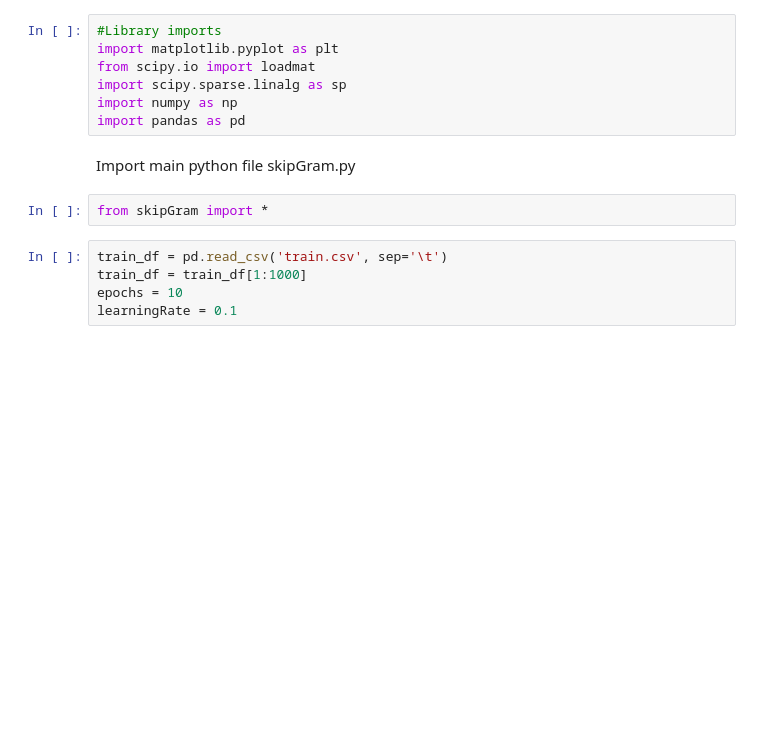
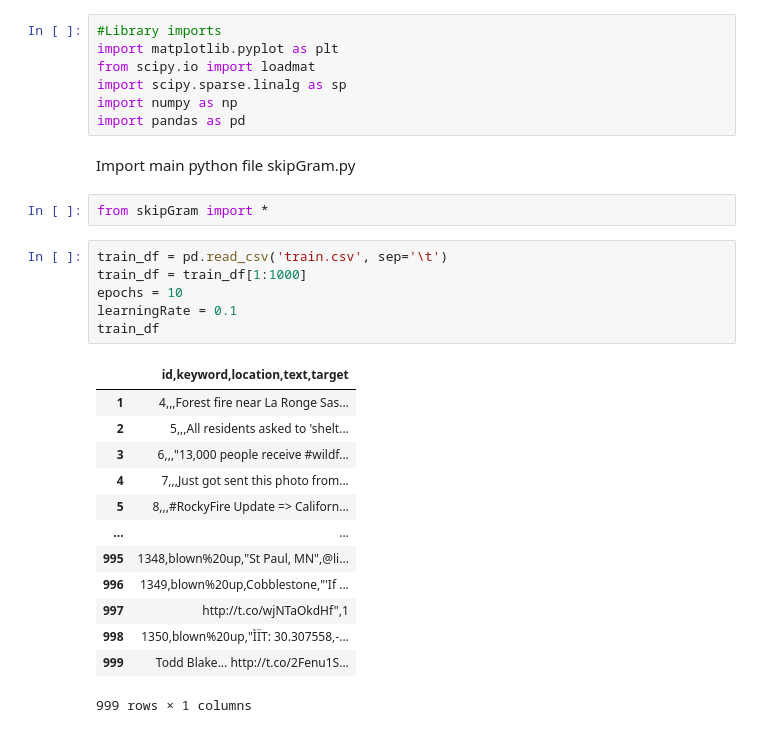
Before and after one commit to amirmahmoudi1967/Skip-Gram-from-Scratch, a Jupyter notebook: Exercise1/train.ipynb, the cells around one changed output. Saved outputs shown, nothing was run; the diff lists cells and outputs as text; blank space fills up the shorter version.

```diff
--- a/Exercise1/train.ipynb
+++ b/Exercise1/train.ipynb
@@ -17,7 +17,22 @@ from skipGram import *
 # %%
 train_df = pd.read_csv('train.csv', sep='\t')
 train_df = train_df[1:1000]
 epochs = 10
 learningRate = 0.1
+train_df
+# %% [output]
+|  | id,keyword,location,text,target |
+| 1 | 4,,,Forest fire near La Ronge Sas... |
+| 2 | 5,,,All residents asked to 'shelt... |
+| 3 | 6,,,"13,000 people receive #wildf... |
+| 4 | 7,,,Just got sent this photo from... |
+| 5 | 8,,,#RockyFire Update => Californ... |
+| ... | ... |
+| 995 | 1348,blown%20up,"St Paul, MN",@li... |
+| 996 | 1349,blown%20up,Cobblestone,"'If ... |
+| 997 | http://t.co/wjNTaOkdHf",1 |
+| 998 | 1350,blown%20up,"ÌÏT: 30.307558,-... |
+| 999 | Todd Blake... http://t.co/2Fenu1S... |
+999 rows × 1 columns
 # %%
 sentences = text2sentences('train.csv')
```
Also changed, not shown: parts of 2 cells of this notebook, 2 other files.
